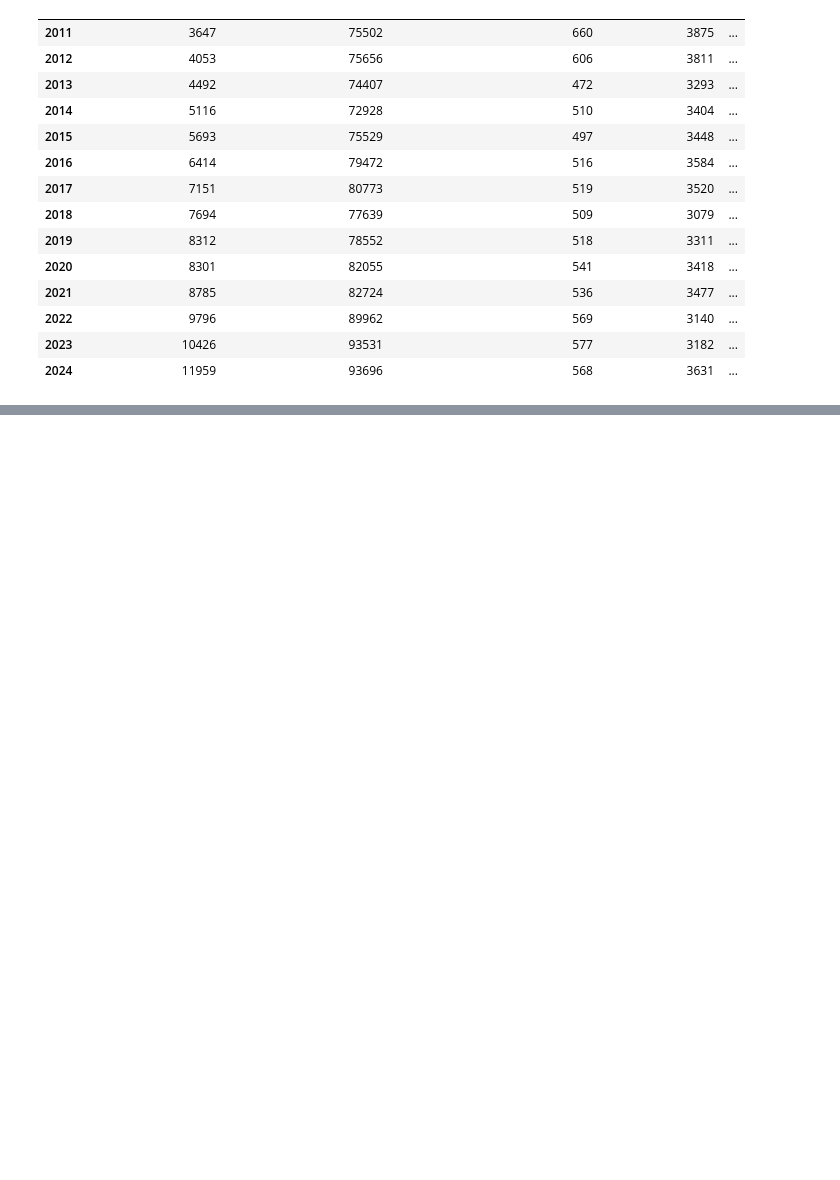
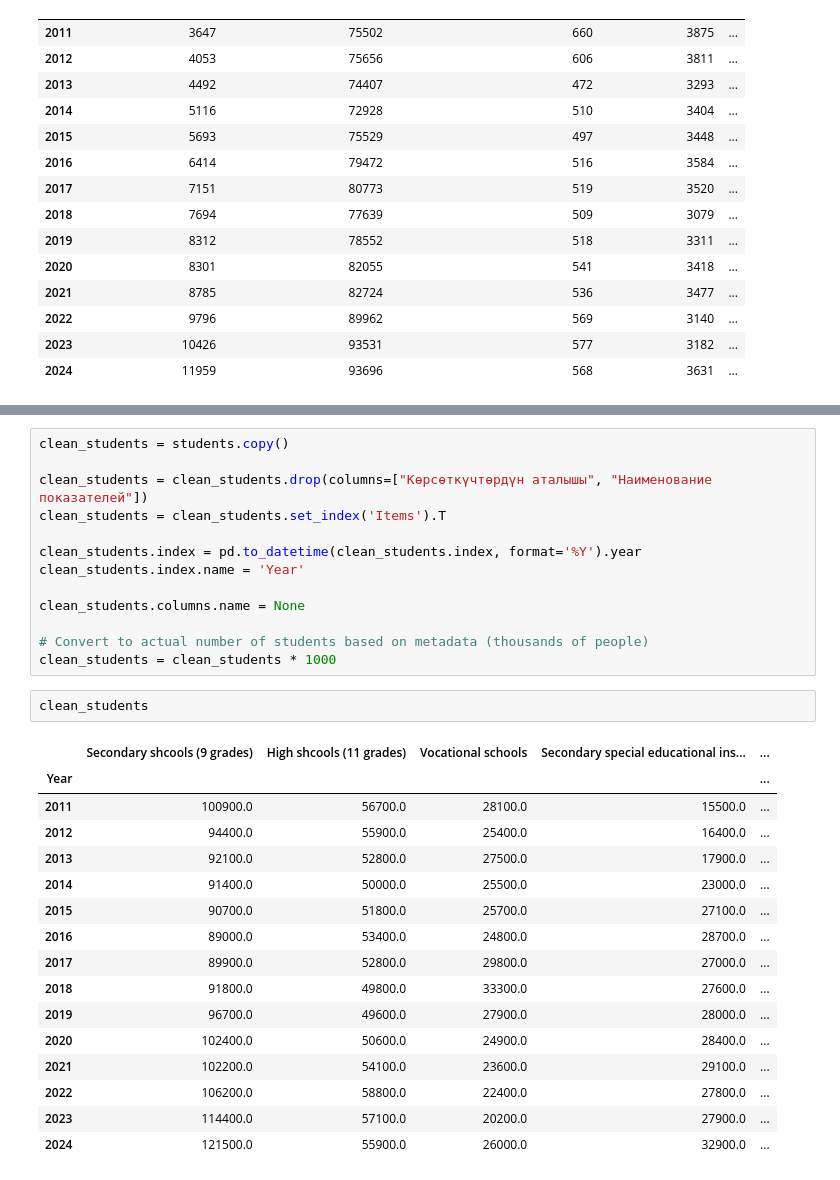
Before and after one commit to rus5sp/DAV-Project, a Jupyter notebook: cleaning.ipynb, the cells around one changed output, grey strips where cells are left out. Drawn from its saved outputs; the diff is of its cells as text; blank space fills up the shorter version.

Commit message:
School & Uni Students dataset cleaned

```diff
--- a/cleaning.ipynb
+++ b/cleaning.ipynb
@@ -550,0 +562,32 @@ clean_instructors
+# %%
+clean_students = students.copy()
+
+clean_students = clean_students.drop(columns=["Көрсөткүчтөрдүн аталышы", "Наименование показателей"])
+clean_students = clean_students.set_index('Items').T
+
+clean_students.index = pd.to_datetime(clean_students.index, format='%Y').year
+clean_students.index.name = 'Year'
+
+clean_students.columns.name = None
+
+# Convert to actual number of students based on metadata (thousands of people)
+clean_students = clean_students * 1000
+# %%
+clean_students
+# %% [output]
+|  | Secondary shcools (9 grades) | High shcools (11 grades) | Vocational schools | Secondary special educational ins... | ... |
+| Year |  |  |  |  | ... |
+| 2011 | 100900.0 | 56700.0 | 28100.0 | 15500.0 | ... |
+| 2012 | 94400.0 | 55900.0 | 25400.0 | 16400.0 | ... |
+| 2013 | 92100.0 | 52800.0 | 27500.0 | 17900.0 | ... |
+| 2014 | 91400.0 | 50000.0 | 25500.0 | 23000.0 | ... |
+| 2015 | 90700.0 | 51800.0 | 25700.0 | 27100.0 | ... |
+| 2016 | 89000.0 | 53400.0 | 24800.0 | 28700.0 | ... |
+| 2017 | 89900.0 | 52800.0 | 29800.0 | 27000.0 | ... |
+| 2018 | 91800.0 | 49800.0 | 33300.0 | 27600.0 | ... |
+| 2019 | 96700.0 | 49600.0 | 27900.0 | 28000.0 | ... |
+| 2020 | 102400.0 | 50600.0 | 24900.0 | 28400.0 | ... |
+| 2021 | 102200.0 | 54100.0 | 23600.0 | 29100.0 | ... |
+| 2022 | 106200.0 | 58800.0 | 22400.0 | 27800.0 | ... |
+| 2023 | 114400.0 | 57100.0 | 20200.0 | 27900.0 | ... |
+| 2024 | 121500.0 | 55900.0 | 26000.0 | 32900.0 | ... |
```
Also changed, not shown: parts of 2 cells of this notebook.
